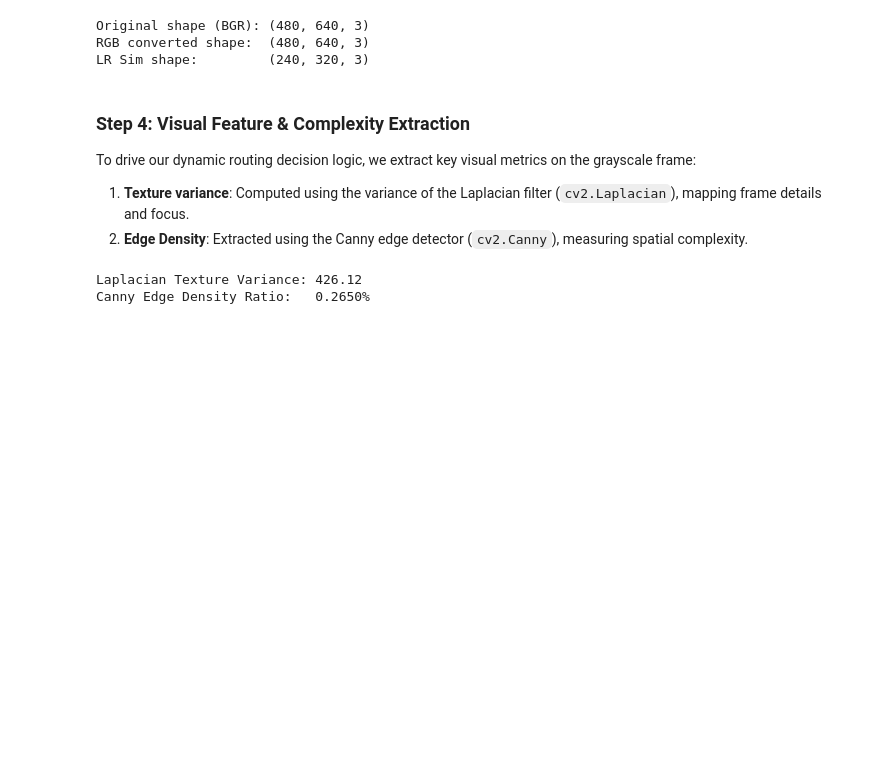
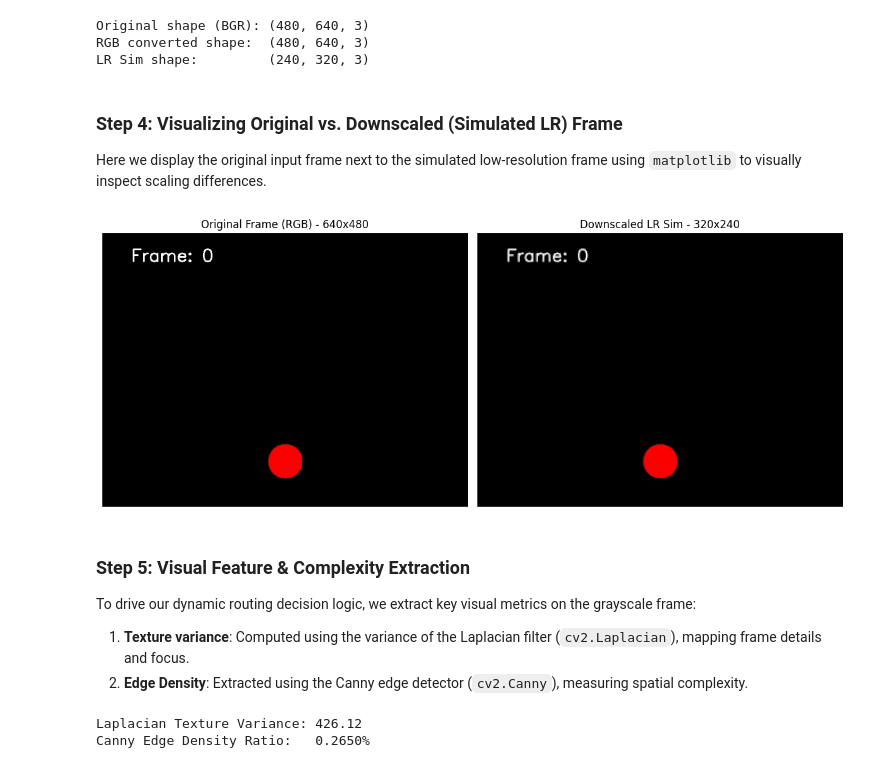
Before and after one commit to AbishekR05/AdaptiveSR, a Jupyter notebook: notebook/Phase1/preprocessing.ipynb, the cells around one changed output. Cells and saved outputs as stored; diff of their text form; code cells hidden in the pictures; blank space fills up the shorter version.

Commit message:
Complete Phase 1 preprocessing notebook: Add step-by-step markdown explanations and matplotlib inline visual plots of original/LR/edges

```diff
--- a/notebook/Phase1/preprocessing.ipynb
+++ b/notebook/Phase1/preprocessing.ipynb
@@ -68,8 +69,30 @@ else:
 Original shape (BGR): (480, 640, 3)
 RGB converted shape:  (480, 640, 3)
 LR Sim shape:         (240, 320, 3)
+# %% [markdown]
+### Step 4: Visualizing Original vs. Downscaled (Simulated LR) Frame
+Here we display the original input frame next to the simulated low-resolution frame using `matplotlib` to visually inspect scaling differences.
+# %%
+if ret:
+    plt.figure(figsize=(12, 6))
+
+    plt.subplot(1, 2, 1)
+    plt.imshow(frame_rgb)
+    plt.title(f"Original Frame (RGB) - {w_orig}x{h_orig}")
+    plt.axis('off')
+
+    plt.subplot(1, 2, 2)
+    frame_lr_rgb = cv2.cvtColor(frame_lr, cv2.COLOR_BGR2RGB)
+    plt.imshow(frame_lr_rgb)
+    plt.title(f"Downscaled LR Sim - {frame_lr.shape[1]}x{frame_lr.shape[0]}")
+    plt.axis('off')
+
+    plt.tight_layout()
+    plt.show()
+# %% [output]
+[figure, added]
 # %% [markdown]
-### Step 4: Visual Feature & Complexity Extraction
+### Step 5: Visual Feature & Complexity Extraction
 To drive our dynamic routing decision logic, we extract key visual metrics on the grayscale frame:
 1.  **Texture variance**: Computed using the variance of the Laplacian filter (`cv2.Laplacian`), mapping frame details and focus.
 2.  **Edge Density**: Extracted using the Canny edge detector (`cv2.Canny`), measuring spatial complexity.
```
Also changed, not shown: parts of 3 cells of this notebook.
